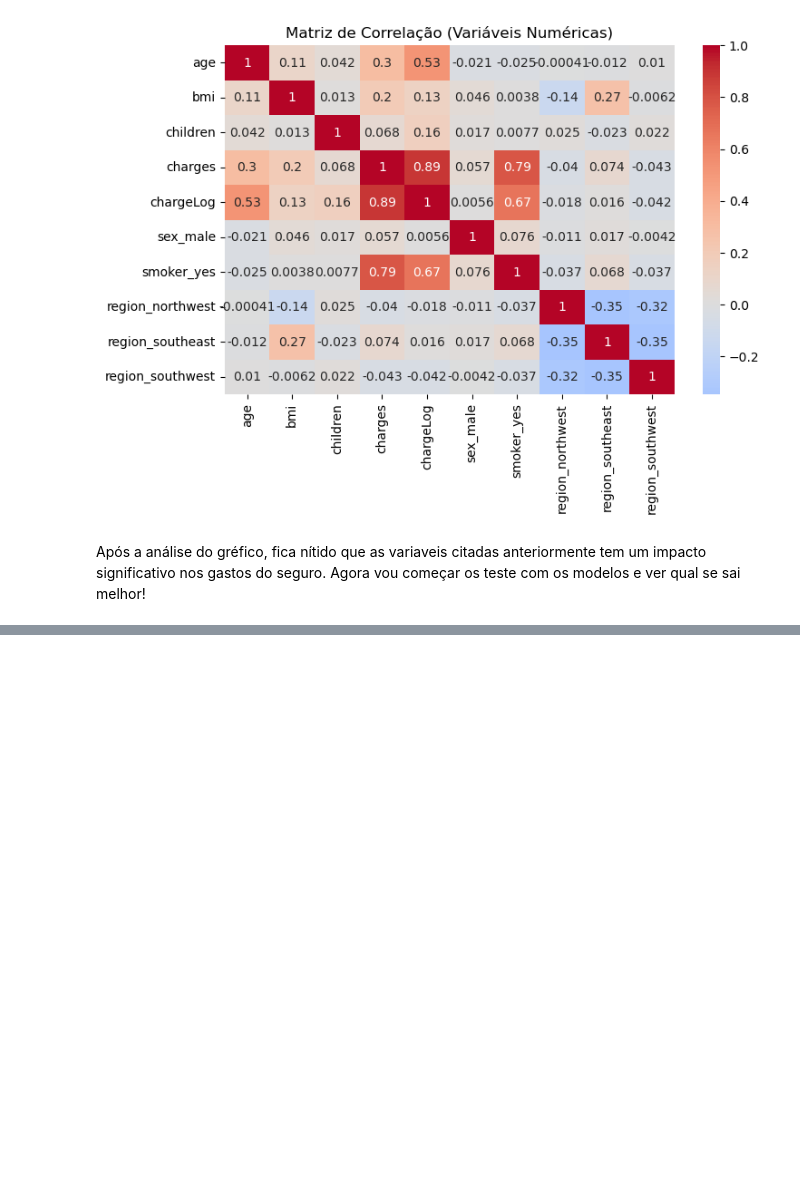
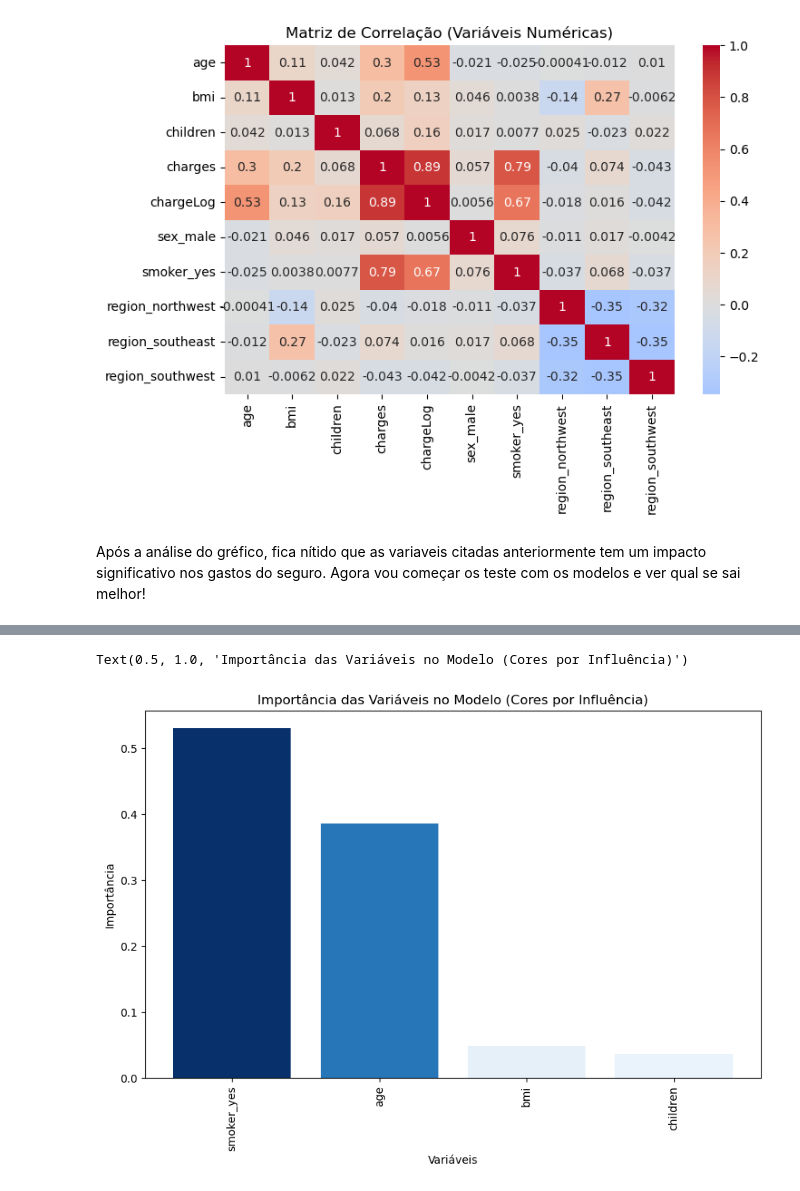
Before and after one commit to Riansito/Analise-de-Custos-de-Seguro-Saude-Modelagem-Preditiva, a Jupyter notebook: modeloPredição.ipynb, the cells around one changed output, grey strips where cells are left out. Drawn from its saved outputs; the diff is of its cells as text; code cells hidden in the pictures; blank space fills up the shorter version.

Commit message:
Selecioando os melhores parâmetros e avaliando-os no melhor modelo escolhido!

```diff
--- a/modeloPredição.ipynb
+++ b/modeloPredição.ipynb
@@ -130,0 +179,21 @@ Adjusted R²: 0.6822
+# %%
+# Modelo com melhores parâmetros
+melhorModelo = rf_random.best_estimator_
+
+# Avaliação no teste
+y_pred = melhorModelo.predict(X_test[["children", "age", "smoker_yes", "bmi"]])
+maeTest = mean_absolute_error(y_test, y_pred)
+r2Test = r2_score(y_test, y_pred)
+rsmeTest = np.sqrt(mean_squared_error(y_test, y_pred))
+#Metrica no conjunto de teste
+print("MÉTRICAS DO MODELO COM OS DADOS DE TESTE")
+print(f"MAE no conjunto de teste: {maeTest*100:.2f}%")
+print(f"R2 no conjunto de teste: {r2Test*100:.2f}%")
+print(f"RSME no conjunto de teste: {rsmeTest*100:.2f}%")
+print("-="*20)
+
+# Comparação com baseline
+print("COMPARAÇÃO COM O MODELO SEM HIPER PARÂMETROS")
+print(f"MAE: Melhoria sobre o modelo padrão: {(0.2484 - maeTest)/0.2484*100:.1f}%")
+print(f"R2: Melhoria sobre o modelo padrão: {(r2Test - 0.7132)/0.7132*100:.1f}%")
+print(f"RSME: Melhoria sobre o modelo padrão: {(0.4945 - rsmeTest)/0.4945*100:.1f}%")
@@ -130,0 +227,27 @@ Adjusted R²: 0.6822
+# %%
+
+
+#Criando uma base de dados com os valores de influencia por coluna
+colunasQueInfluenciamNaDecisão = {
+    "Colunas" : X_train.columns,
+    "Influencia" : melhorModelo.feature_importances_
+}
+colunasQueInfluenciamNaDecisão = pd.DataFrame(colunasQueInfluenciamNaDecisão)
+ordenadoPorColunasQueInfluenciamNaDecisão = colunasQueInfluenciamNaDecisão.sort_values(by = "Influencia", ascending=False)
+
+
+influencias = ordenadoPorColunasQueInfluenciamNaDecisão["Influencia"] / ordenadoPorColunasQueInfluenciamNaDecisão["Influencia"].max()
+
+# Criar um gradiente de cores (quanto maior a importância, mais escura a barra)
+colors = plt.cm.Blues(influencias)  # Usando o colormap 'Blues'
+
+# Plotar o gráfico de barras com cores baseadas na importância
+plt.figure(figsize=(10, 6))
+bars = plt.bar(ordenadoPorColunasQueInfluenciamNaDecisão["Colunas"], ordenadoPorColunasQueInfluenciamNaDecisão["Influencia"] , color=colors)
+plt.xticks(range(len(ordenadoPorColunasQueInfluenciamNaDecisão["Colunas"])), ordenadoPorColunasQueInfluenciamNaDecisão["Colunas"].values, rotation=90)
+plt.xlabel('Variáveis')
+plt.ylabel('Importância')
+plt.title('Importância das Variáveis no Modelo (Cores por Influência)')
+# %% [output]
+Text(0.5, 1.0, 'Importância das Variáveis no Modelo (Cores por Influência)')
+[figure, added]
```
Also changed, not shown: parts of 10 cells of this notebook.
